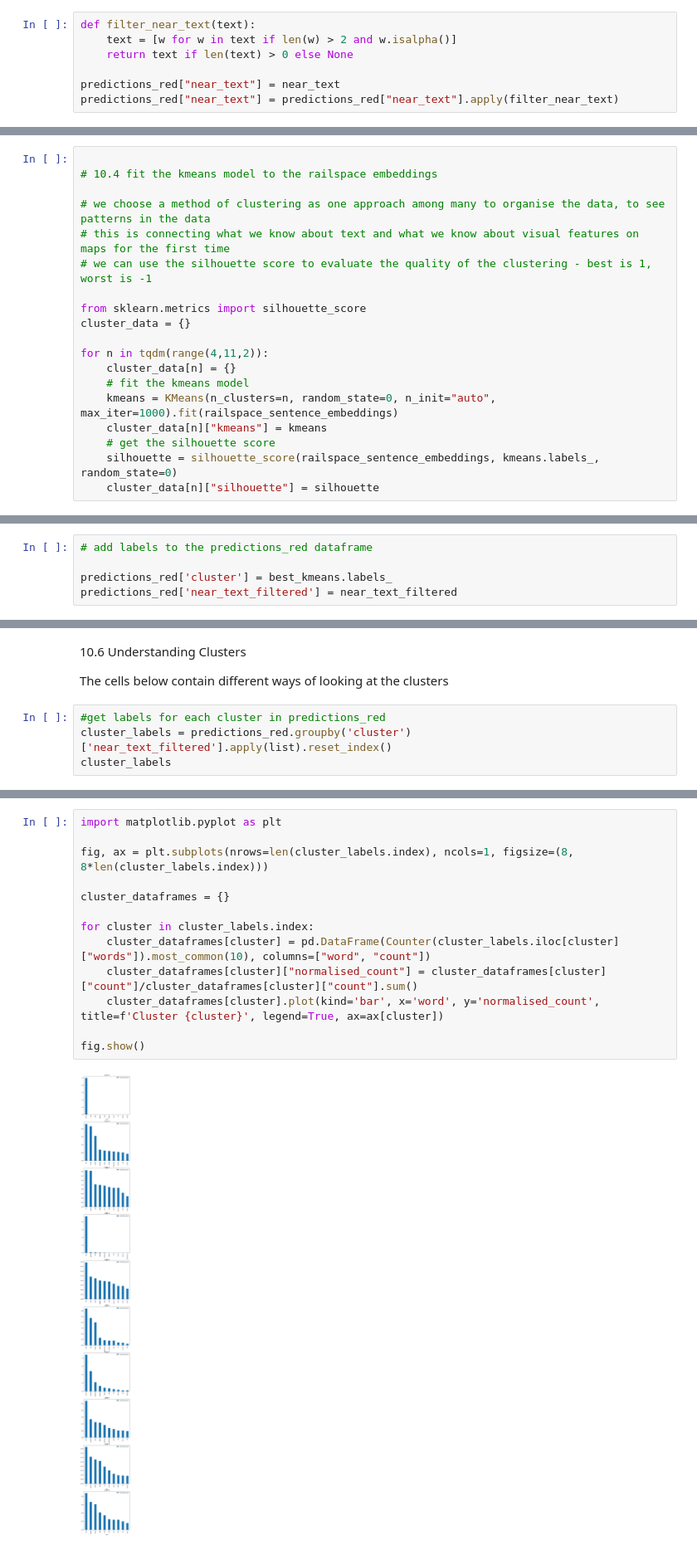
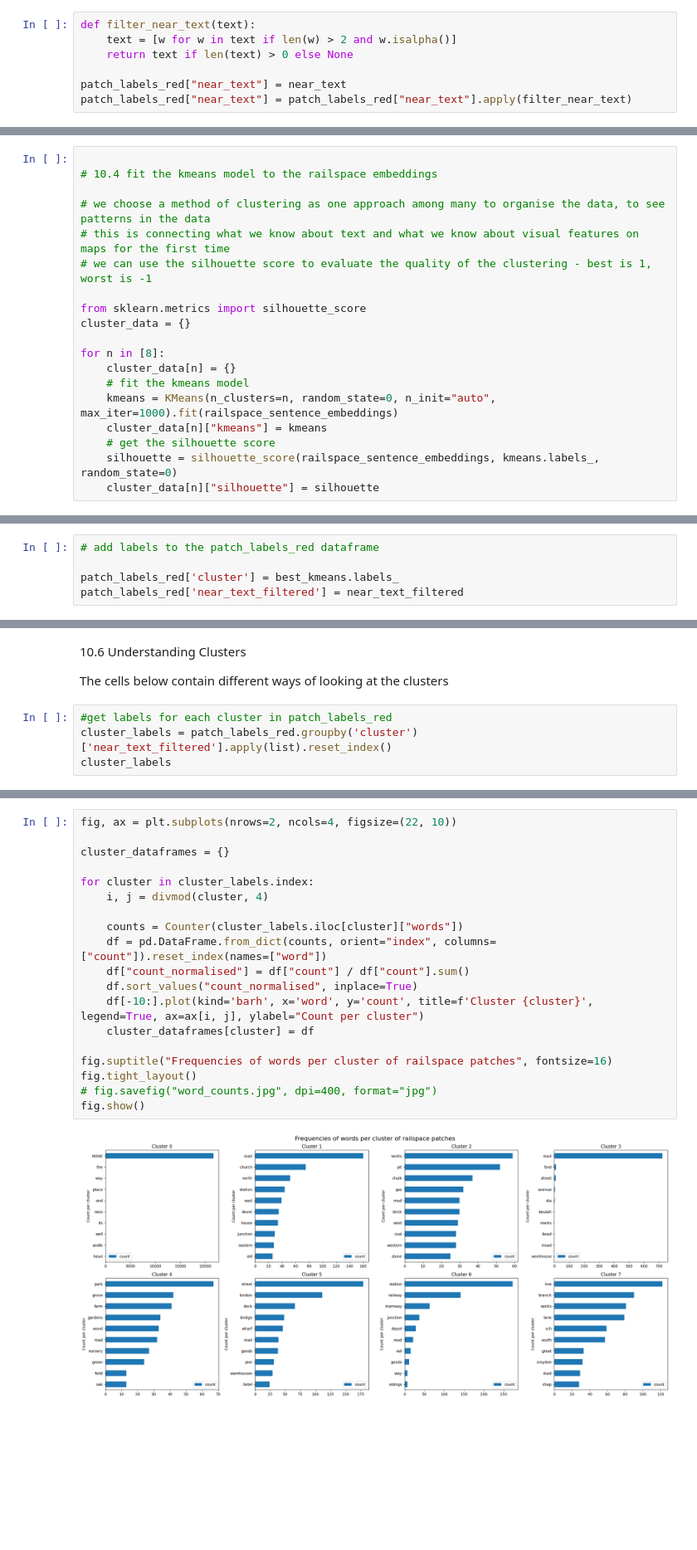
Before and after one commit to maps-as-data/imago-mundi-forum-2024, a Jupyter notebook: imago_mundi_railspace_2024_data_polygons.ipynb, the cells around one changed output, grey strips where cells are left out. Shown at 83% size. Drawn from its saved outputs; the diff is of its cells as text; blank space fills up the shorter version.

```diff
--- a/imago_mundi_railspace_2024_data_polygons.ipynb
+++ b/imago_mundi_railspace_2024_data_polygons.ipynb
@@ -232,8 +497,8 @@ def filter_near_text(text):
 	text = [w for w in text if len(w) > 2 and w.isalpha()]
 	return text if len(text) > 0 else None
 
-predictions_red["near_text"] = near_text
-predictions_red["near_text"] = predictions_red["near_text"].apply(filter_near_text)
+patch_labels_red["near_text"] = near_text
+patch_labels_red["near_text"] = patch_labels_red["near_text"].apply(filter_near_text)
 # %%
 # 10.2 filter the list to remove short and non-alphabetic labels
 
@@ -271,7 +536,7 @@ railspace_sentence_embeddings.shape, predictions_red.shape
 from sklearn.metrics import silhouette_score
 cluster_data = {}
 
-for n in tqdm(range(4,11,2)):
+for n in [8]:
 	cluster_data[n] = {}
 	# fit the kmeans model
 	kmeans = KMeans(n_clusters=n, random_state=0, n_init="auto", max_iter=1000).fit(railspace_sentence_embeddings)
@@ -309,8 +559,8 @@ Index(['image_id', 'parent_id', 'image_path', 'shape', 'pixel_bounds',
 # %%
-# add labels to the predictions_red dataframe
+# add labels to the patch_labels_red dataframe
 
-predictions_red['cluster'] = best_kmeans.labels_
-predictions_red['near_text_filtered'] = near_text_filtered
+patch_labels_red['cluster'] = best_kmeans.labels_
+patch_labels_red['near_text_filtered'] = near_text_filtered
 # %%
 # 10.5 plot the different clusters on the map
 
@@ -320,8 +570,8 @@ predictions_red.explore(column='cluster', tiles=tiles, categorical=True, cmap="v
 
 The cells below contain different ways of looking at the clusters
 # %%
-#get labels for each cluster in predictions_red
-cluster_labels = predictions_red.groupby('cluster')['near_text_filtered'].apply(list).reset_index()
+#get labels for each cluster in patch_labels_red
+cluster_labels = patch_labels_red.groupby('cluster')['near_text_filtered'].apply(list).reset_index()
 cluster_labels
 # %% [output]
 |  | cluster | near_text_filtered |
@@ -402,16 +642,22 @@ cluster_labels
 # %%
-import matplotlib.pyplot as plt
-
-fig, ax = plt.subplots(nrows=len(cluster_labels.index), ncols=1, figsize=(8, 8*len(cluster_labels.index)))
+fig, ax = plt.subplots(nrows=2, ncols=4, figsize=(22, 10))
 
 cluster_dataframes = {}
 
 for cluster in cluster_labels.index:
-	cluster_dataframes[cluster] = pd.DataFrame(Counter(cluster_labels.iloc[cluster]["words"]).most_common(10), columns=["word", "count"])
-	cluster_dataframes[cluster]["normalised_count"] = cluster_dataframes[cluster]["count"]/cluster_dataframes[cluster]["count"].sum()
-	cluster_dataframes[cluster].plot(kind='bar', x='word', y='normalised_count', title=f'Cluster {cluster}', legend=True, ax=ax[cluster])
+	i, j = divmod(cluster, 4)
 
+	counts = Counter(cluster_labels.iloc[cluster]["words"])
+	df = pd.DataFrame.from_dict(counts, orient="index", columns=["count"]).reset_index(names=["word"])
+	df["count_normalised"] = df["count"] / df["count"].sum()
+	df.sort_values("count_normalised", inplace=True)
+	df[-10:].plot(kind='barh', x='word', y='count', title=f'Cluster {cluster}', legend=True, ax=ax[i, j], ylabel="Count per cluster")
+	cluster_dataframes[cluster] = df
+
+fig.suptitle("Frequencies of words per cluster of railspace patches", fontsize=16)
+fig.tight_layout()
+# fig.savefig("word_counts.jpg", dpi=400, format="jpg")
 fig.show()
 # %% [output]
-[figure, old version]
+[figure, new version]
 # %%
```
Also changed, not shown: parts of 83 cells of this notebook.
